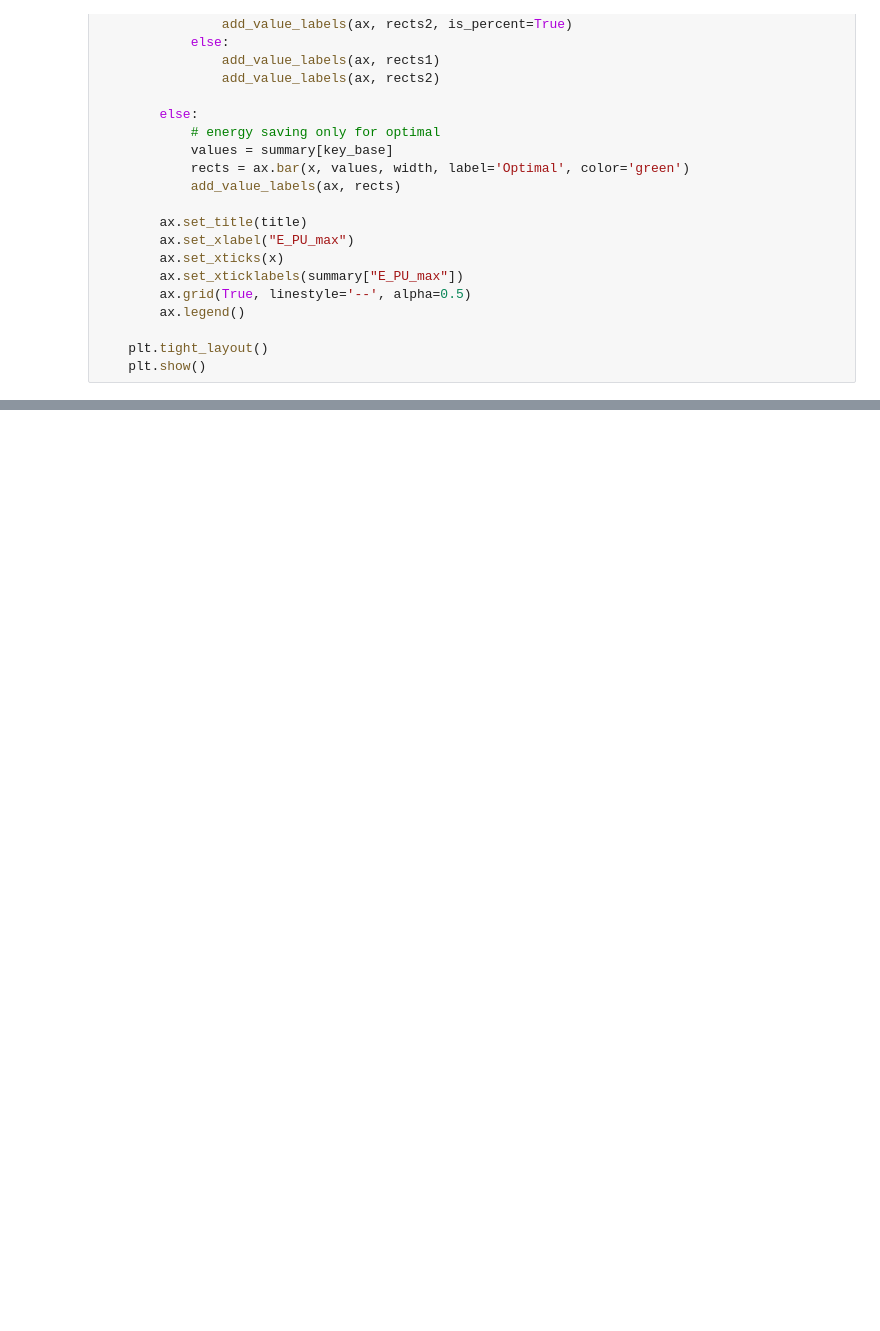
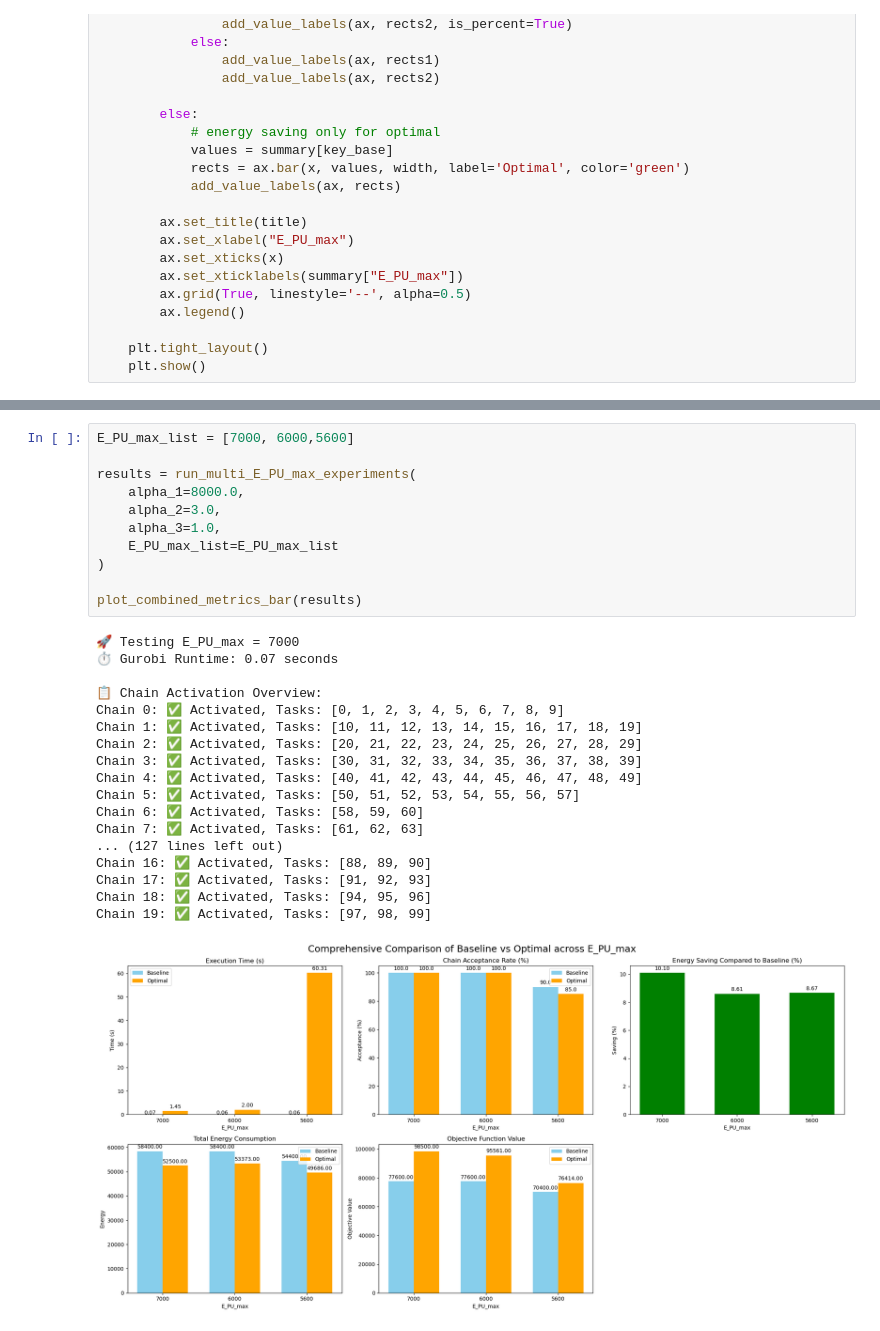
Before and after one commit to shuyangtian/Master_Arbeit, a Jupyter notebook: one.ipynb, the cells around one changed output, grey strips where cells are left out. Saved outputs shown, nothing was run; the diff lists cells and outputs as text; blank space fills up the shorter version.

```diff
--- a/one.ipynb
+++ b/one.ipynb
@@ -794,0 +847,30 @@ Chain 19: ❌ Not activated, Tasks: [97, 98, 99]
+# %%
+E_PU_max_list = [7000, 6000,5600]
+
+results = run_multi_E_PU_max_experiments(
+    alpha_1=8000.0,
+    alpha_2=3.0,
+    alpha_3=1.0,
+    E_PU_max_list=E_PU_max_list
+)
+
+plot_combined_metrics_bar(results)
+# %% [output]
+🚀 Testing E_PU_max = 7000
+⏱️ Gurobi Runtime: 0.07 seconds
+
+📋 Chain Activation Overview:
+Chain 0: ✅ Activated, Tasks: [0, 1, 2, 3, 4, 5, 6, 7, 8, 9]
+Chain 1: ✅ Activated, Tasks: [10, 11, 12, 13, 14, 15, 16, 17, 18, 19]
+Chain 2: ✅ Activated, Tasks: [20, 21, 22, 23, 24, 25, 26, 27, 28, 29]
+Chain 3: ✅ Activated, Tasks: [30, 31, 32, 33, 34, 35, 36, 37, 38, 39]
+Chain 4: ✅ Activated, Tasks: [40, 41, 42, 43, 44, 45, 46, 47, 48, 49]
+Chain 5: ✅ Activated, Tasks: [50, 51, 52, 53, 54, 55, 56, 57]
+Chain 6: ✅ Activated, Tasks: [58, 59, 60]
+Chain 7: ✅ Activated, Tasks: [61, 62, 63]
+... (127 lines left out)
+Chain 16: ✅ Activated, Tasks: [88, 89, 90]
+Chain 17: ✅ Activated, Tasks: [91, 92, 93]
+Chain 18: ✅ Activated, Tasks: [94, 95, 96]
+Chain 19: ✅ Activated, Tasks: [97, 98, 99]
+[figure, added]
```
Also changed, not shown: parts of 9 cells of this notebook, 6 other files.
